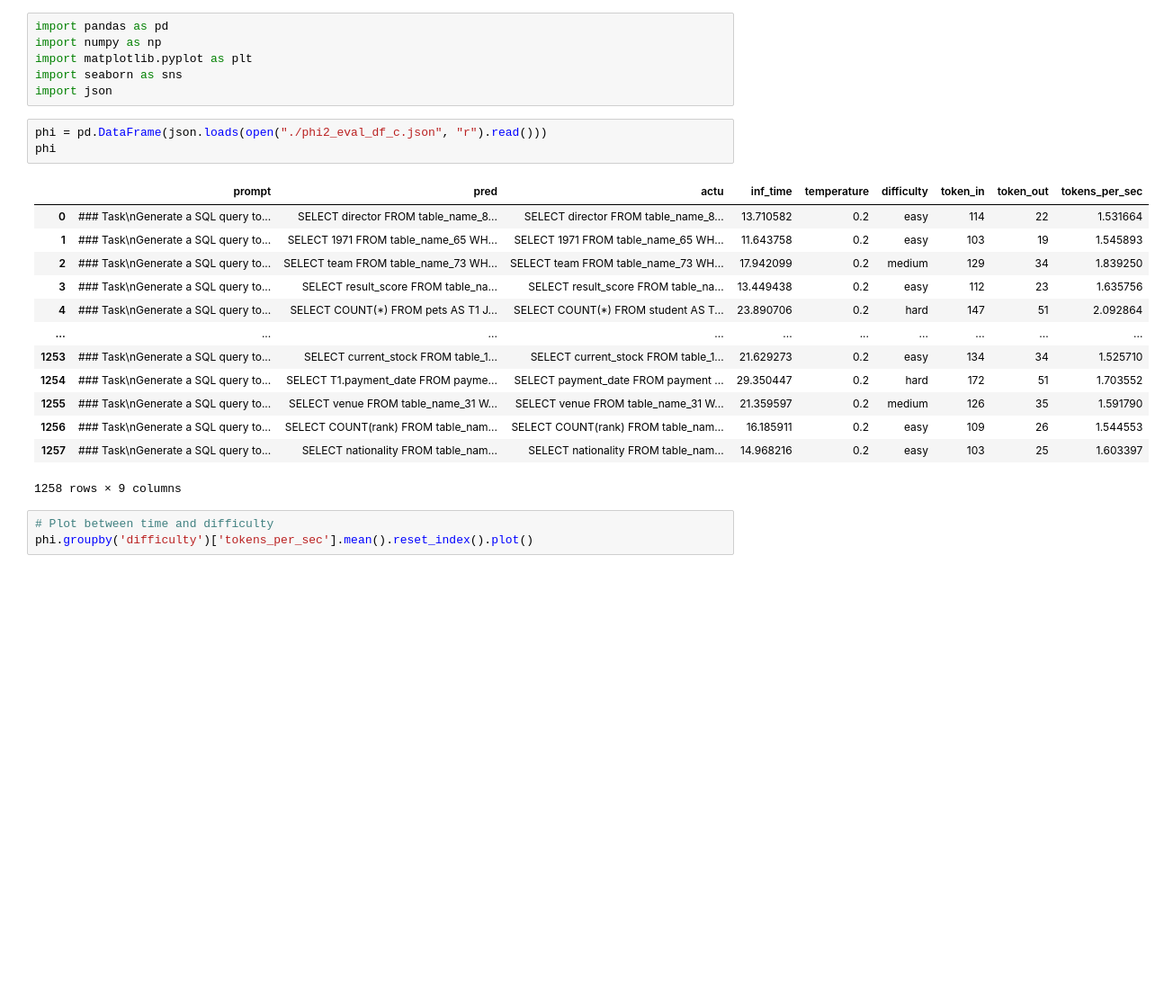
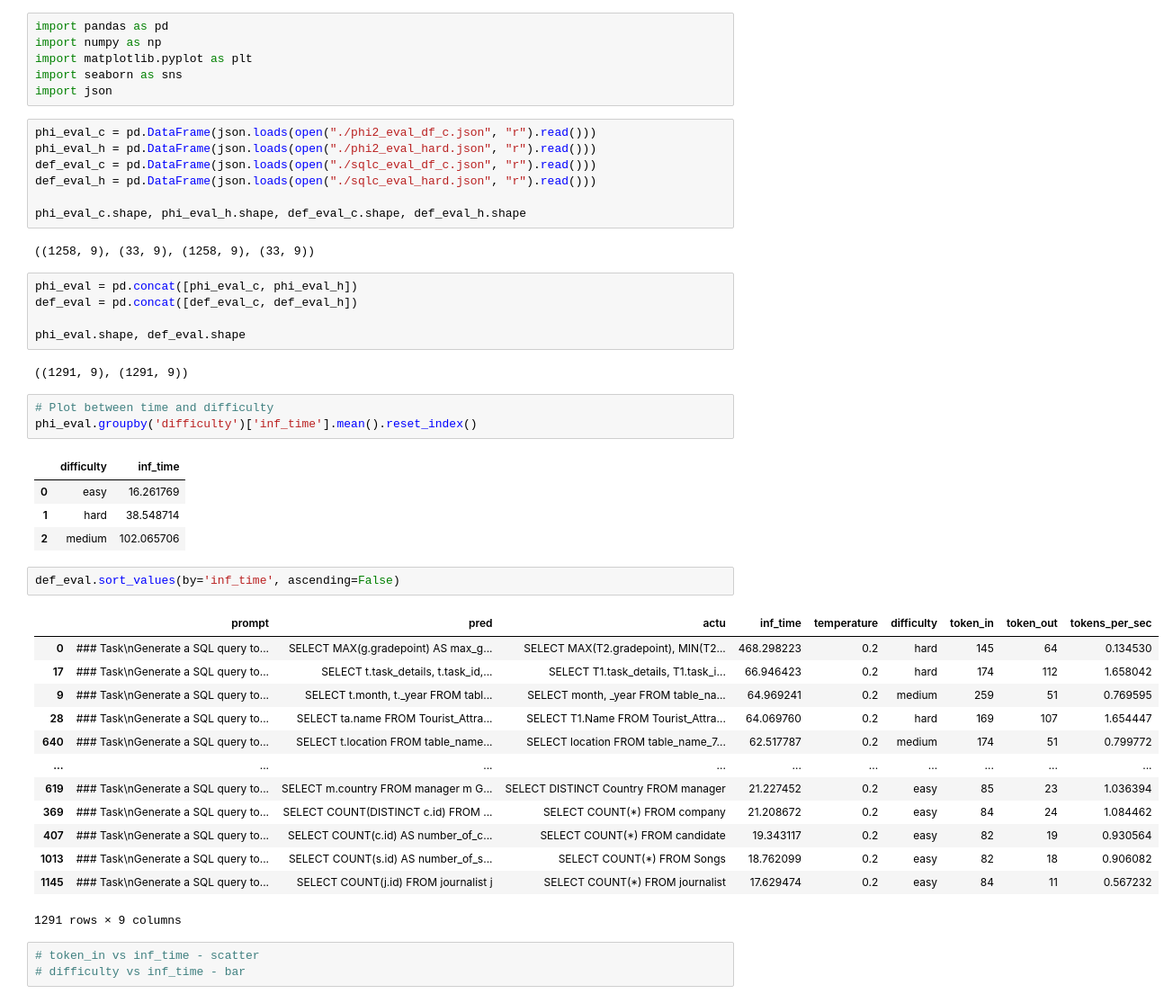
Before and after one commit to pavankumarbalijepalli/pr-phi2-vs-defog, a Jupyter notebook: notebooks/eval_llm.ipynb, the cells around one changed output. Shown at 90% size. Cells and saved outputs as stored; diff of their text form; blank space fills up the shorter version.

```diff
--- a/notebooks/eval_llm.ipynb
+++ b/notebooks/eval_llm.ipynb
@@ -5,22 +5,45 @@ import matplotlib.pyplot as plt
 import seaborn as sns
 import json
 # %%
-phi = pd.DataFrame(json.loads(open("./phi2_eval_df_c.json", "r").read()))
-phi
+phi_eval_c = pd.DataFrame(json.loads(open("./phi2_eval_df_c.json", "r").read()))
+phi_eval_h = pd.DataFrame(json.loads(open("./phi2_eval_hard.json", "r").read()))
+def_eval_c = pd.DataFrame(json.loads(open("./sqlc_eval_df_c.json", "r").read()))
+def_eval_h = pd.DataFrame(json.loads(open("./sqlc_eval_hard.json", "r").read()))
+
+phi_eval_c.shape, phi_eval_h.shape, def_eval_c.shape, def_eval_h.shape
 # %% [output]
-|  | prompt | pred | actu | inf_time | temperature | difficulty | token_in | token_out | tokens_per_sec |
-| 0 | ### Task\nGenerate a SQL query to... | SELECT director FROM table_name_8... | SELECT director FROM table_name_8... | 13.710582 | 0.2 | easy | 114 | 22 | 1.531664 |
-| 1 | ### Task\nGenerate a SQL query to... | SELECT 1971 FROM table_name_65 WH... | SELECT 1971 FROM table_name_65 WH... | 11.643758 | 0.2 | easy | 103 | 19 | 1.545893 |
-| 2 | ### Task\nGenerate a SQL query to... | SELECT team FROM table_name_73 WH... | SELECT team FROM table_name_73 WH... | 17.942099 | 0.2 | medium | 129 | 34 | 1.839250 |
-| 3 | ### Task\nGenerate a SQL query to... | SELECT result_score FROM table_na... | SELECT result_score FROM table_na... | 13.449438 | 0.2 | easy | 112 | 23 | 1.635756 |
-| 4 | ### Task\nGenerate a SQL query to... | SELECT COUNT(*) FROM pets AS T1 J... | SELECT COUNT(*) FROM student AS T... | 23.890706 | 0.2 | hard | 147 | 51 | 2.092864 |
-| ... | ... | ... | ... | ... | ... | ... | ... | ... | ... |
-| 1253 | ### Task\nGenerate a SQL query to... | SELECT current_stock FROM table_1... | SELECT current_stock FROM table_1... | 21.629273 | 0.2 | easy | 134 | 34 | 1.525710 |
-| 1254 | ### Task\nGenerate a SQL query to... | SELECT T1.payment_date FROM payme... | SELECT payment_date FROM payment ... | 29.350447 | 0.2 | hard | 172 | 51 | 1.703552 |
-| 1255 | ### Task\nGenerate a SQL query to... | SELECT venue FROM table_name_31 W... | SELECT venue FROM table_name_31 W... | 21.359597 | 0.2 | medium | 126 | 35 | 1.591790 |
-| 1256 | ### Task\nGenerate a SQL query to... | SELECT COUNT(rank) FROM table_nam... | SELECT COUNT(rank) FROM table_nam... | 16.185911 | 0.2 | easy | 109 | 26 | 1.544553 |
-| 1257 | ### Task\nGenerate a SQL query to... | SELECT nationality FROM table_nam... | SELECT nationality FROM table_nam... | 14.968216 | 0.2 | easy | 103 | 25 | 1.603397 |
-1258 rows × 9 columns
+((1258, 9), (33, 9), (1258, 9), (33, 9))
+# %%
+phi_eval = pd.concat([phi_eval_c, phi_eval_h])
+def_eval = pd.concat([def_eval_c, def_eval_h])
+
+phi_eval.shape, def_eval.shape
+# %% [output]
+((1291, 9), (1291, 9))
 # %%
 # Plot between time and difficulty
-phi.groupby('difficulty')['tokens_per_sec'].mean().reset_index().plot()
+phi_eval.groupby('difficulty')['inf_time'].mean().reset_index()
+# %% [output]
+|  | difficulty | inf_time |
+| 0 | easy | 16.261769 |
+| 1 | hard | 38.548714 |
+| 2 | medium | 102.065706 |
+# %%
+def_eval.sort_values(by='inf_time', ascending=False)
+# %% [output]
+|  | prompt | pred | actu | inf_time | temperature | difficulty | token_in | token_out | tokens_per_sec |
+| 0 | ### Task\nGenerate a SQL query to... | SELECT MAX(g.gradepoint) AS max_g... | SELECT MAX(T2.gradepoint), MIN(T2... | 468.298223 | 0.2 | hard | 145 | 64 | 0.134530 |
+| 17 | ### Task\nGenerate a SQL query to... | SELECT t.task_details, t.task_id,... | SELECT T1.task_details, T1.task_i... | 66.946423 | 0.2 | hard | 174 | 112 | 1.658042 |
+| 9 | ### Task\nGenerate a SQL query to... | SELECT t.month, t._year FROM tabl... | SELECT month, _year FROM table_na... | 64.969241 | 0.2 | medium | 259 | 51 | 0.769595 |
+| 28 | ### Task\nGenerate a SQL query to... | SELECT ta.name FROM Tourist_Attra... | SELECT T1.Name FROM Tourist_Attra... | 64.069760 | 0.2 | hard | 169 | 107 | 1.654447 |
+| 640 | ### Task\nGenerate a SQL query to... | SELECT t.location FROM table_name... | SELECT location FROM table_name_7... | 62.517787 | 0.2 | medium | 174 | 51 | 0.799772 |
+| ... | ... | ... | ... | ... | ... | ... | ... | ... | ... |
+| 619 | ### Task\nGenerate a SQL query to... | SELECT m.country FROM manager m G... | SELECT DISTINCT Country FROM manager | 21.227452 | 0.2 | easy | 85 | 23 | 1.036394 |
+| 369 | ### Task\nGenerate a SQL query to... | SELECT COUNT(DISTINCT c.id) FROM ... | SELECT COUNT(*) FROM company | 21.208672 | 0.2 | easy | 84 | 24 | 1.084462 |
+| 407 | ### Task\nGenerate a SQL query to... | SELECT COUNT(c.id) AS number_of_c... | SELECT COUNT(*) FROM candidate | 19.343117 | 0.2 | easy | 82 | 19 | 0.930564 |
+| 1013 | ### Task\nGenerate a SQL query to... | SELECT COUNT(s.id) AS number_of_s... | SELECT COUNT(*) FROM Songs | 18.762099 | 0.2 | easy | 82 | 18 | 0.906082 |
+| 1145 | ### Task\nGenerate a SQL query to... | SELECT COUNT(j.id) FROM journalist j | SELECT COUNT(*) FROM journalist | 17.629474 | 0.2 | easy | 84 | 11 | 0.567232 |
+1291 rows × 9 columns
+# %%
+# token_in vs inf_time - scatter
+# difficulty vs inf_time - bar
```
Also changed, not shown: 3 other files.
